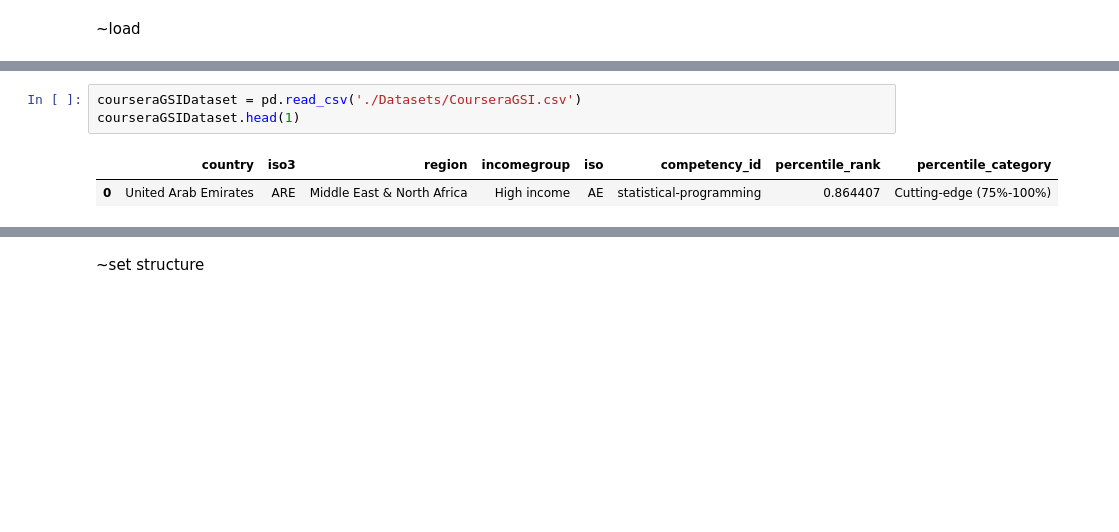
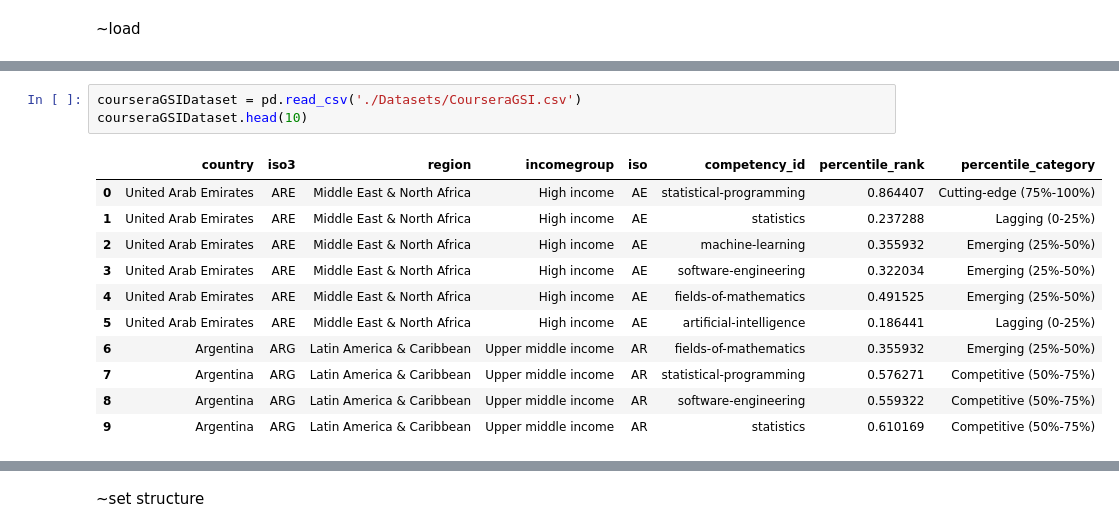
Before and after one commit to Odoog/DLhomeworks, a Jupyter notebook: JobsAnalysis.ipynb, the cells around one changed output, grey strips where cells are left out. Drawn from its saved outputs; the diff is of its cells as text; blank space fills up the shorter version.

```diff
--- a/JobsAnalysis.ipynb
+++ b/JobsAnalysis.ipynb
@@ -209,8 +252,17 @@ globalCoursesInfoDataset.head(1)
 # %%
 courseraGSIDataset = pd.read_csv('./Datasets/CourseraGSI.csv')
-courseraGSIDataset.head(1)
+courseraGSIDataset.head(10)
 # %% [output]
 |  | country | iso3 | region | incomegroup | iso | competency_id | percentile_rank | percentile_category |
 | 0 | United Arab Emirates | ARE | Middle East & North Africa | High income | AE | statistical-programming | 0.864407 | Cutting-edge (75%-100%) |
+| 1 | United Arab Emirates | ARE | Middle East & North Africa | High income | AE | statistics | 0.237288 | Lagging (0-25%) |
+| 2 | United Arab Emirates | ARE | Middle East & North Africa | High income | AE | machine-learning | 0.355932 | Emerging (25%-50%) |
+| 3 | United Arab Emirates | ARE | Middle East & North Africa | High income | AE | software-engineering | 0.322034 | Emerging (25%-50%) |
+| 4 | United Arab Emirates | ARE | Middle East & North Africa | High income | AE | fields-of-mathematics | 0.491525 | Emerging (25%-50%) |
+| 5 | United Arab Emirates | ARE | Middle East & North Africa | High income | AE | artificial-intelligence | 0.186441 | Lagging (0-25%) |
+| 6 | Argentina | ARG | Latin America & Caribbean | Upper middle income | AR | fields-of-mathematics | 0.355932 | Emerging (25%-50%) |
+| 7 | Argentina | ARG | Latin America & Caribbean | Upper middle income | AR | statistical-programming | 0.576271 | Competitive (50%-75%) |
+| 8 | Argentina | ARG | Latin America & Caribbean | Upper middle income | AR | software-engineering | 0.559322 | Competitive (50%-75%) |
+| 9 | Argentina | ARG | Latin America & Caribbean | Upper middle income | AR | statistics | 0.610169 | Competitive (50%-75%) |
 # %%
 skillsIndustryNeedsDatasetWorldBankGroup = pd.read_csv('./Datasets/IndustrySkillsNeeds(WorldBankGroup).csv', delimiter=';', encoding = 'latin-1')
```
Also changed, not shown: parts of 21 cells of this notebook.
